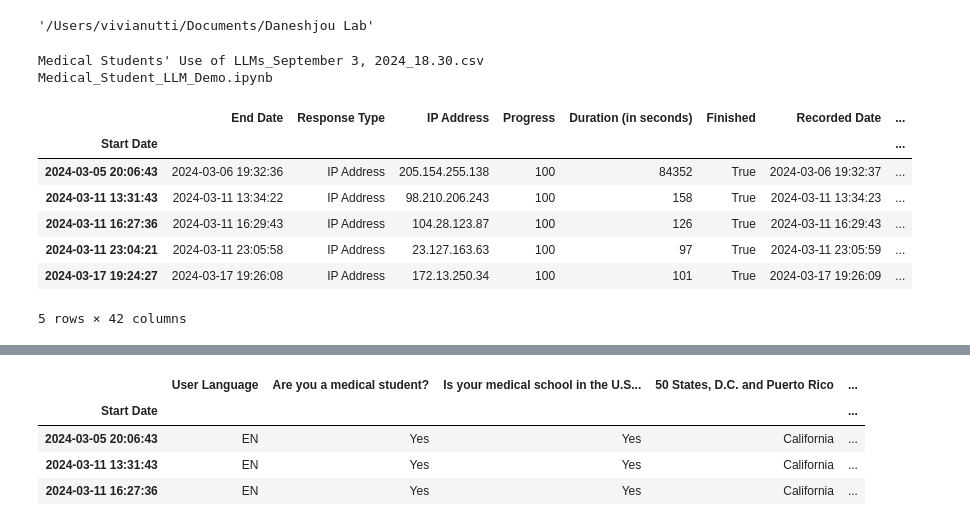
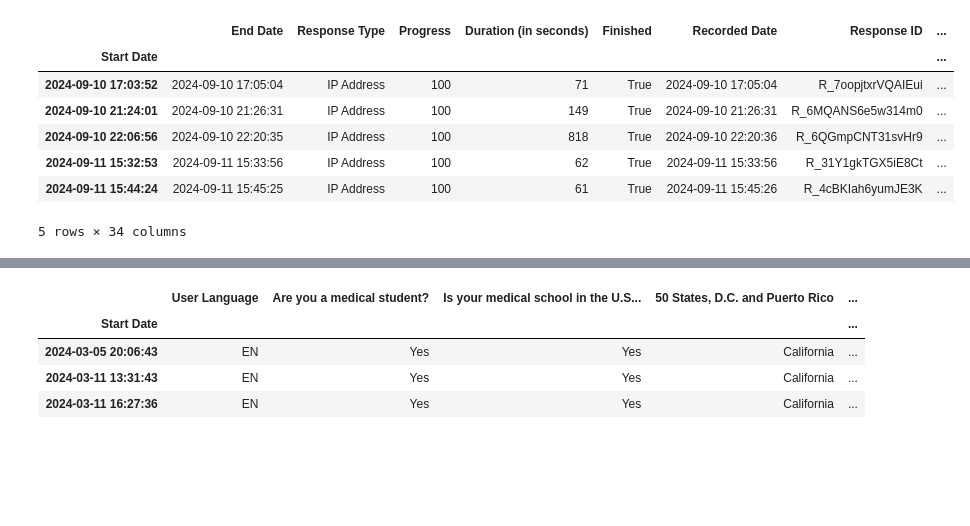
Before and after one commit to DaneshjouLab/med_student_llm_perspectives, a Jupyter notebook: Medical_Student_LLM_Demo.ipynb, the cells around one changed output, grey strips where cells are left out. Drawn from its saved outputs; the diff is of its cells as text; code cells hidden in the pictures; blank space fills up the shorter version.

Commit message:
Dec survey analysis

```diff
--- a/Medical_Student_LLM_Demo.ipynb
+++ b/Medical_Student_LLM_Demo.ipynb
@@ -1,25 +1,16 @@
-# %%
-pwd
-# %% [output]
-'/Users/vivianutti/Documents/Daneshjou Lab'
-# %%
-ls
-# %% [output]
-Medical Students' Use of LLMs_September 3, 2024_18.30.csv
-Medical_Student_LLM_Demo.ipynb
 # %%
 import pandas as pd
 import numpy as np
 # %%
-llm_use_df = pd.read_csv("Medical Students' Use of LLMs_September 3, 2024_18.30.csv",  index_col=0, header=1)
+llm_use_df = pd.read_csv("Patient Large Language Model Use Survey_December 4, 2024_14.22.csv",  index_col=0, header=1)
 llm_use_df = llm_use_df[1:]
 llm_use_df.head(5)
 # %% [output]
-|  | End Date | Response Type | IP Address | Progress | Duration (in seconds) | Finished | Recorded Date | ... |
+|  | End Date | Response Type | Progress | Duration (in seconds) | Finished | Recorded Date | Response ID | ... |
 | Start Date |  |  |  |  |  |  |  | ... |
-| 2024-03-05 20:06:43 | 2024-03-06 19:32:36 | IP Address | 205.154.255.138 | 100 | 84352 | True | 2024-03-06 19:32:37 | ... |
-| 2024-03-11 13:31:43 | 2024-03-11 13:34:22 | IP Address | 98.210.206.243 | 100 | 158 | True | 2024-03-11 13:34:23 | ... |
-| 2024-03-11 16:27:36 | 2024-03-11 16:29:43 | IP Address | 104.28.123.87 | 100 | 126 | True | 2024-03-11 16:29:43 | ... |
-| 2024-03-11 23:04:21 | 2024-03-11 23:05:58 | IP Address | 23.127.163.63 | 100 | 97 | True | 2024-03-11 23:05:59 | ... |
-| 2024-03-17 19:24:27 | 2024-03-17 19:26:08 | IP Address | 172.13.250.34 | 100 | 101 | True | 2024-03-17 19:26:09 | ... |
+| 2024-09-10 17:03:52 | 2024-09-10 17:05:04 | IP Address | 100 | 71 | True | 2024-09-10 17:05:04 | R_7oopjtxrVQAIEui | ... |
+| 2024-09-10 21:24:01 | 2024-09-10 21:26:31 | IP Address | 100 | 149 | True | 2024-09-10 21:26:31 | R_6MQANS6e5w314m0 | ... |
+| 2024-09-10 22:06:56 | 2024-09-10 22:20:35 | IP Address | 100 | 818 | True | 2024-09-10 22:20:36 | R_6QGmpCNT31svHr9 | ... |
+| 2024-09-11 15:32:53 | 2024-09-11 15:33:56 | IP Address | 100 | 62 | True | 2024-09-11 15:33:56 | R_31Y1gkTGX5iE8Ct | ... |
+| 2024-09-11 15:44:24 | 2024-09-11 15:45:25 | IP Address | 100 | 61 | True | 2024-09-11 15:45:26 | R_4cBKIah6yumJE3K | ... |
-5 rows × 42 columns
+5 rows × 34 columns
```
Also changed, not shown: parts of 32 cells of this notebook, 6 other files.
